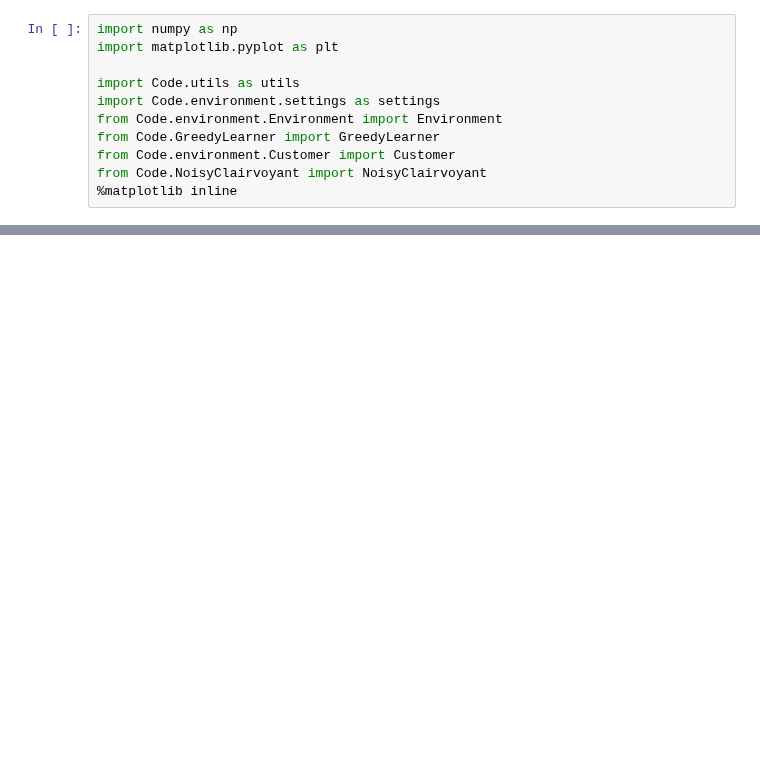
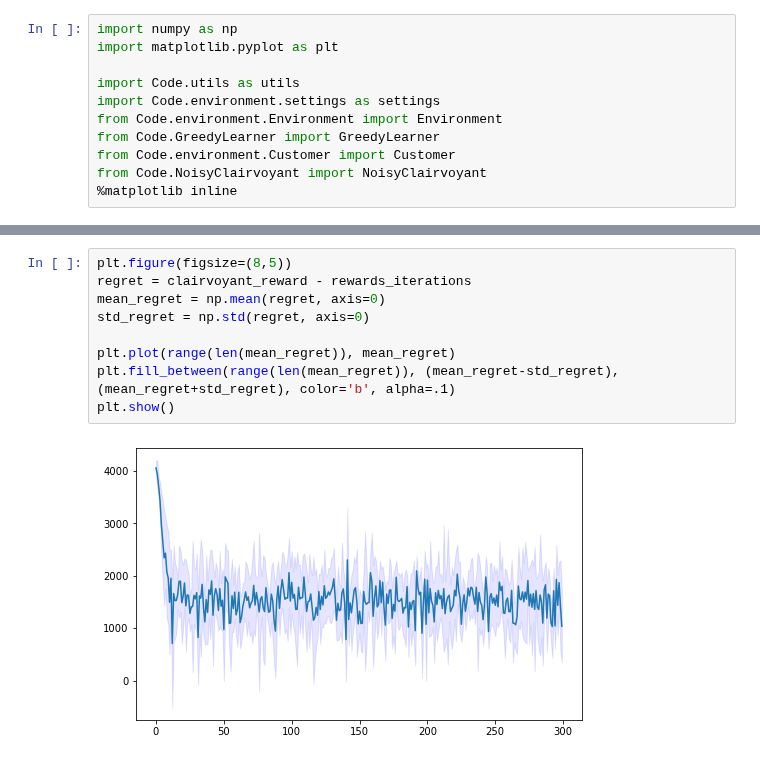
Before and after one commit to VladMarianCimpeanu/OLA_project, a Jupyter notebook: step2.ipynb, the cells around one changed output, grey strips where cells are left out. Saved outputs shown, nothing was run; the diff lists cells and outputs as text; blank space fills up the shorter version.

```diff
--- a/step2.ipynb
+++ b/step2.ipynb
@@ -81,0 +113,11 @@ plt.show()
+# %%
+plt.figure(figsize=(8,5))
+regret = clairvoyant_reward - rewards_iterations
+mean_regret = np.mean(regret, axis=0)
+std_regret = np.std(regret, axis=0)
+
+plt.plot(range(len(mean_regret)), mean_regret)
+plt.fill_between(range(len(mean_regret)), (mean_regret-std_regret), (mean_regret+std_regret), color='b', alpha=.1)
+plt.show()
+# %% [output]
+[figure, added]
```
Also changed, not shown: parts of 6 cells of this notebook, 1 other file.
